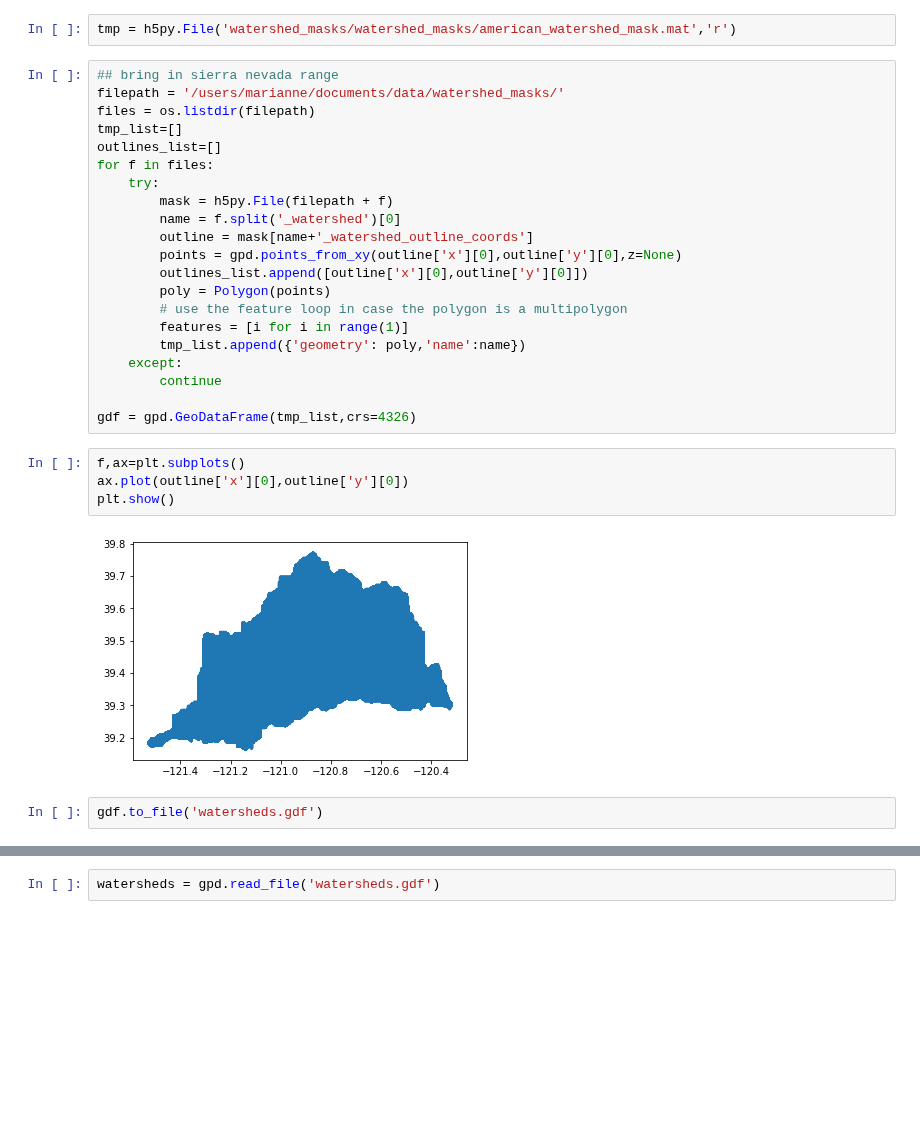
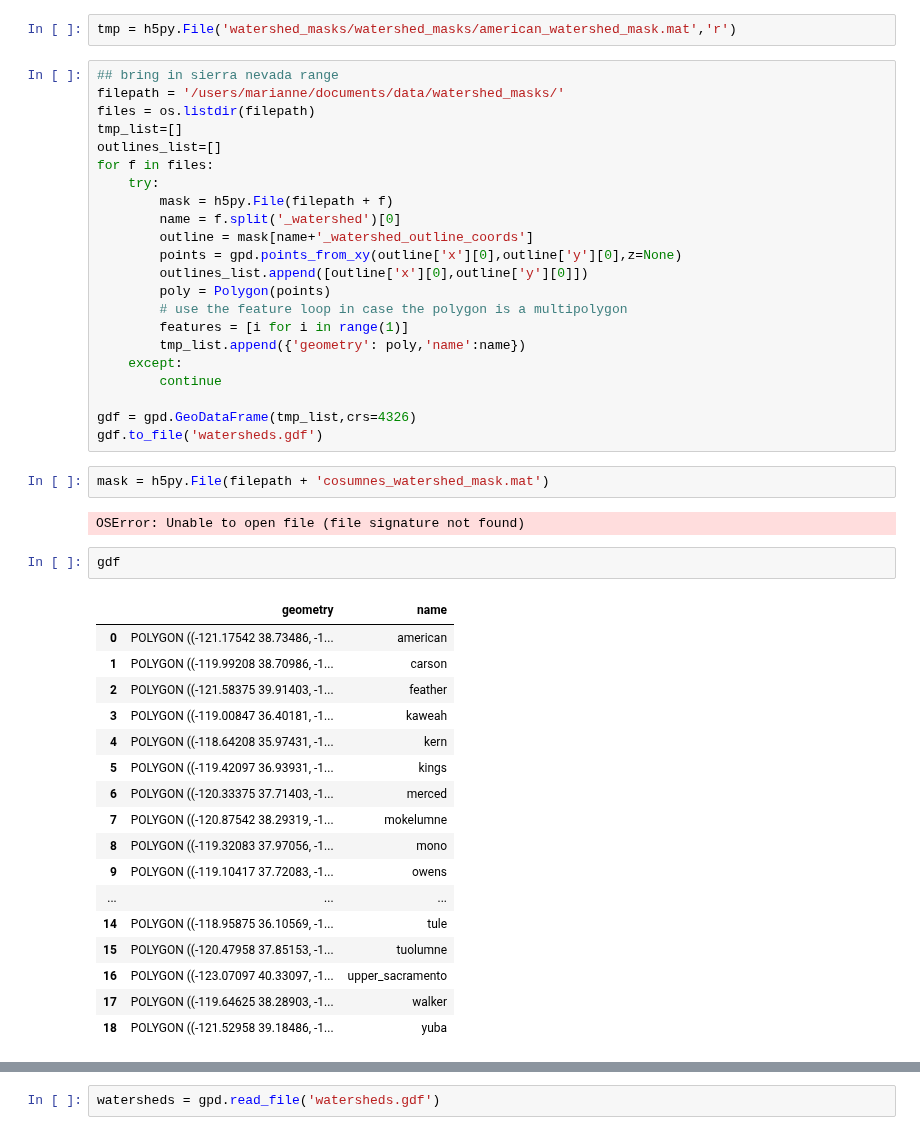
Before and after one commit to mariannecowherd/pe_snow_fires, a Jupyter notebook: scripts/watershed_masks.ipynb, the cells around one changed output, grey strips where cells are left out. Cells and saved outputs as stored; diff of their text form; blank space fills up the shorter version.

Commit message:
masks

```diff
--- a/scripts/watershed_masks.ipynb
+++ b/scripts/watershed_masks.ipynb
@@ -74,14 +62,31 @@ for f in files:
         continue
 
 gdf = gpd.GeoDataFrame(tmp_list,crs=4326)
+gdf.to_file('watersheds.gdf')
-# %%
-f,ax=plt.subplots()
-ax.plot(outline['x'][0],outline['y'][0])
-plt.show()
-# %% [output]
-[figure, removed]
-# %%
-gdf.to_file('watersheds.gdf')
+# %%
+mask = h5py.File(filepath + 'cosumnes_watershed_mask.mat')
+# %% [output]
+OSError: Unable to open file (file signature not found)
+# %%
+gdf
+# %% [output]
+|  | geometry | name |
+| 0 | POLYGON ((-121.17542 38.73486, -1... | american |
+| 1 | POLYGON ((-119.99208 38.70986, -1... | carson |
+| 2 | POLYGON ((-121.58375 39.91403, -1... | feather |
+| 3 | POLYGON ((-119.00847 36.40181, -1... | kaweah |
+| 4 | POLYGON ((-118.64208 35.97431, -1... | kern |
+| 5 | POLYGON ((-119.42097 36.93931, -1... | kings |
+| 6 | POLYGON ((-120.33375 37.71403, -1... | merced |
+| 7 | POLYGON ((-120.87542 38.29319, -1... | mokelumne |
+| 8 | POLYGON ((-119.32083 37.97056, -1... | mono |
+| 9 | POLYGON ((-119.10417 37.72083, -1... | owens |
+| ... | ... | ... |
+| 14 | POLYGON ((-118.95875 36.10569, -1... | tule |
+| 15 | POLYGON ((-120.47958 37.85153, -1... | tuolumne |
+| 16 | POLYGON ((-123.07097 40.33097, -1... | upper_sacramento |
+| 17 | POLYGON ((-119.64625 38.28903, -1... | walker |
+| 18 | POLYGON ((-121.52958 39.18486, -1... | yuba |
 # %%
 f,ax=plt.subplots(4,5,figsize=(20,25))
 axs=ax.flatten()
```
Also changed, not shown: parts of 5 cells of this notebook.
